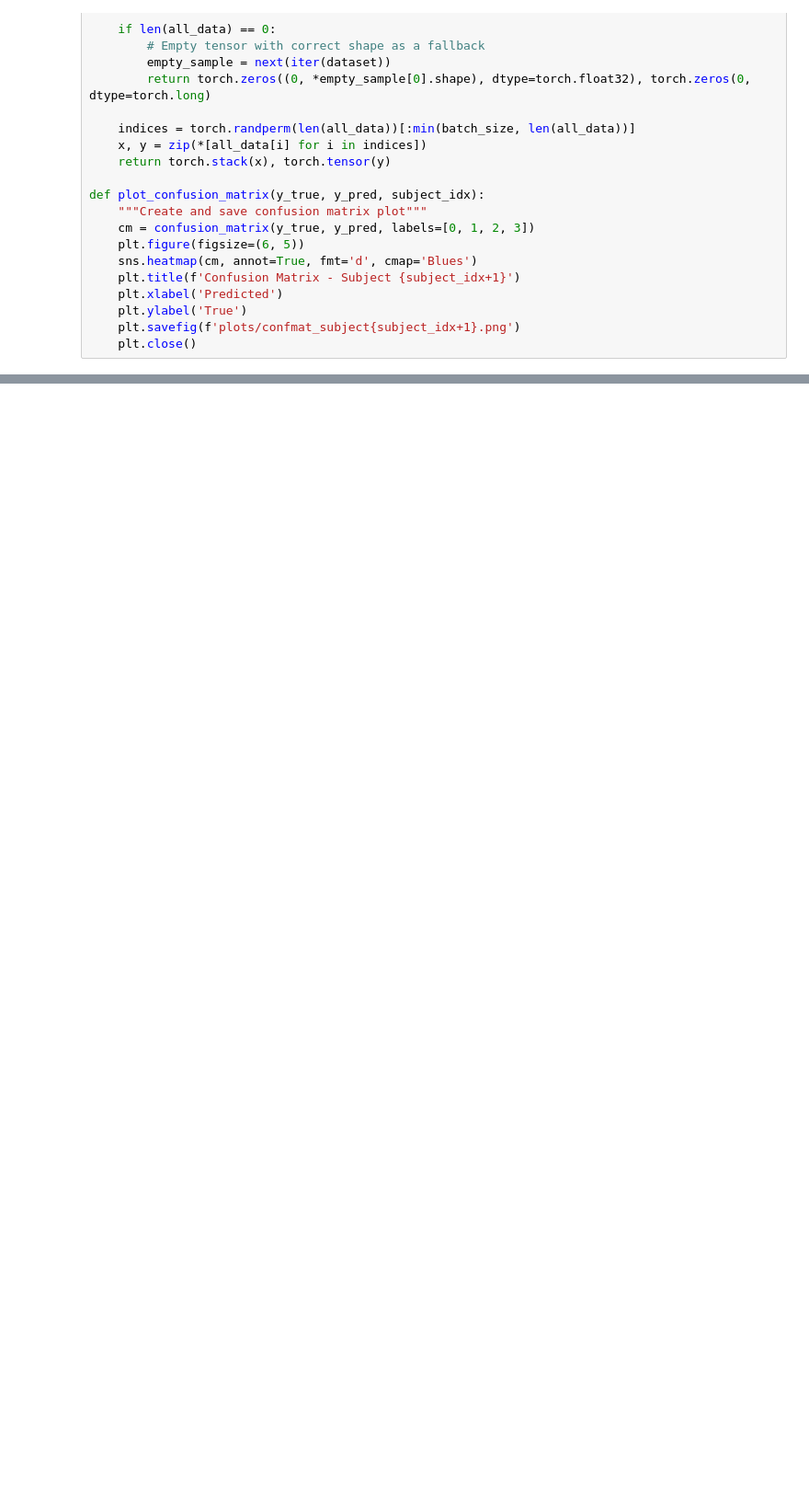
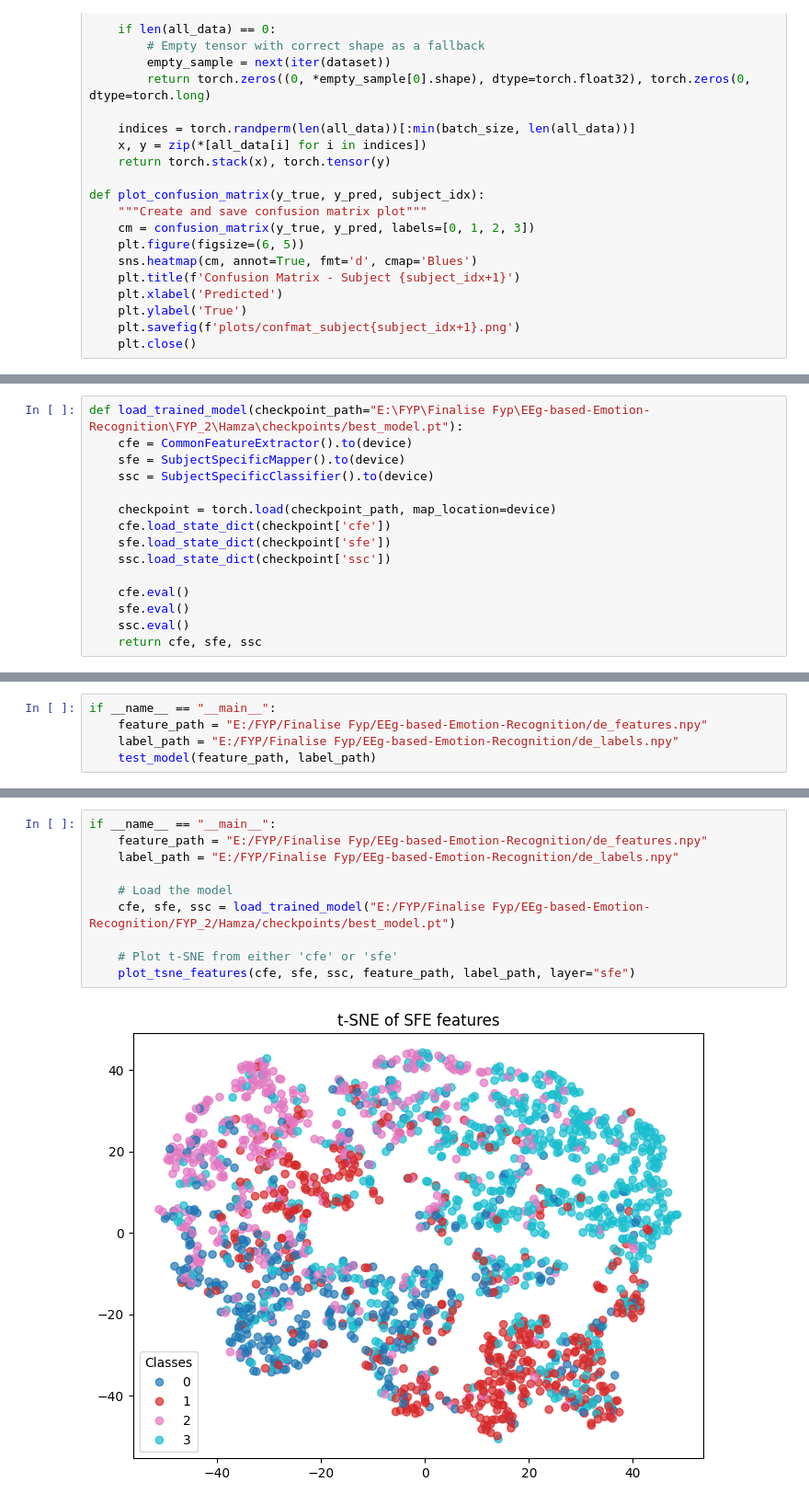
Before and after one commit to hamzaowaisog/EEg-based-Emotion-Recognition, a Jupyter notebook: FYP_2/Hamza/Deap_Pakka_Final.ipynb, the cells around one changed output, grey strips where cells are left out. Shown at 92% size. Drawn from its saved outputs; the diff is of its cells as text; blank space fills up the shorter version.

```diff
--- a/FYP_2/Hamza/Deap_Pakka_Final.ipynb
+++ b/FYP_2/Hamza/Deap_Pakka_Final.ipynb
@@ -612,0 +474,15 @@ KeyboardInterrupt:
+# %%
+def load_trained_model(checkpoint_path="E:\FYP\Finalise Fyp\EEg-based-Emotion-Recognition\FYP_2\Hamza\checkpoints/best_model.pt"):
+    cfe = CommonFeatureExtractor().to(device)
+    sfe = SubjectSpecificMapper().to(device)
+    ssc = SubjectSpecificClassifier().to(device)
+
+    checkpoint = torch.load(checkpoint_path, map_location=device)
+    cfe.load_state_dict(checkpoint['cfe'])
+    sfe.load_state_dict(checkpoint['sfe'])
+    ssc.load_state_dict(checkpoint['ssc'])
+
+    cfe.eval()
+    sfe.eval()
+    ssc.eval()
+    return cfe, sfe, ssc
@@ -612,0 +528,5 @@ KeyboardInterrupt:
+# %%
+if __name__ == "__main__":
+    feature_path = "E:/FYP/Finalise Fyp/EEg-based-Emotion-Recognition/de_features.npy"
+    label_path = "E:/FYP/Finalise Fyp/EEg-based-Emotion-Recognition/de_labels.npy"
+    test_model(feature_path, label_path)
@@ -612,0 +574,12 @@ KeyboardInterrupt:
+# %%
+if __name__ == "__main__":
+    feature_path = "E:/FYP/Finalise Fyp/EEg-based-Emotion-Recognition/de_features.npy"
+    label_path = "E:/FYP/Finalise Fyp/EEg-based-Emotion-Recognition/de_labels.npy"
+
+    # Load the model
+    cfe, sfe, ssc = load_trained_model("E:/FYP/Finalise Fyp/EEg-based-Emotion-Recognition/FYP_2/Hamza/checkpoints/best_model.pt")
+
+    # Plot t-SNE from either 'cfe' or 'sfe'
+    plot_tsne_features(cfe, sfe, ssc, feature_path, label_path, layer="sfe")
+# %% [output]
+[figure, added]
```
Also changed, not shown: parts of 6 cells of this notebook, 5 other files.
